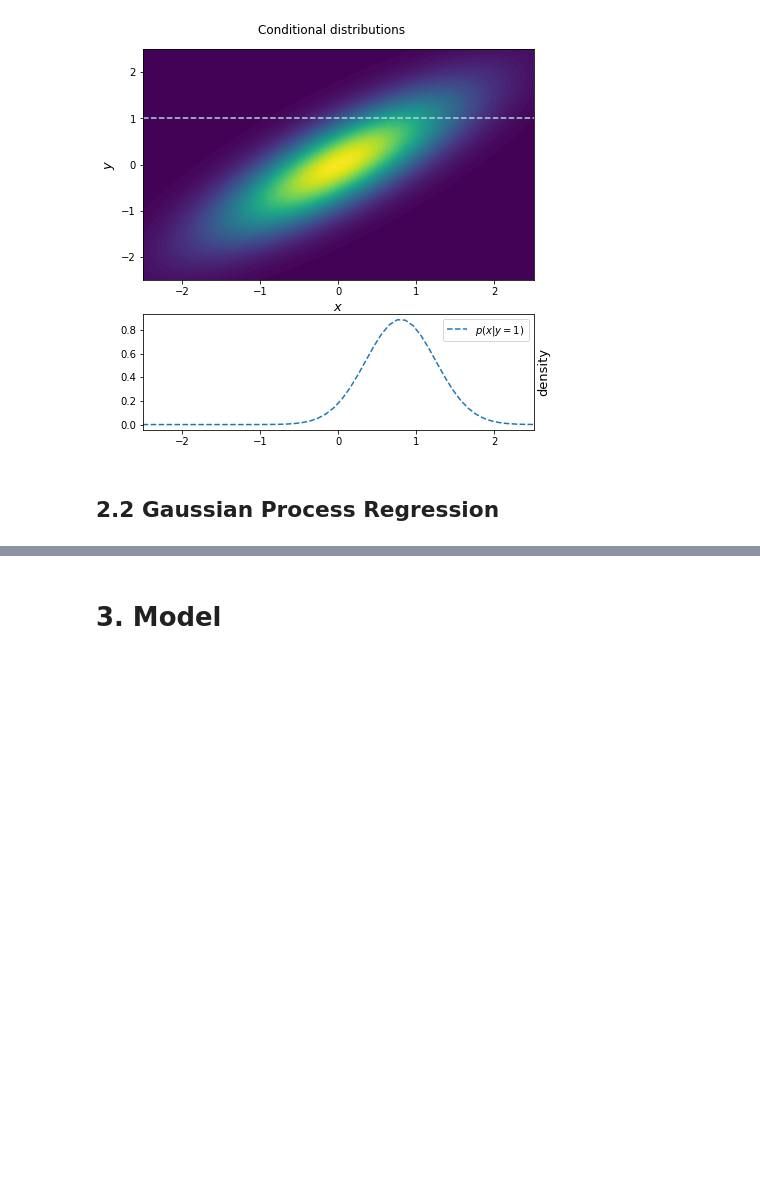
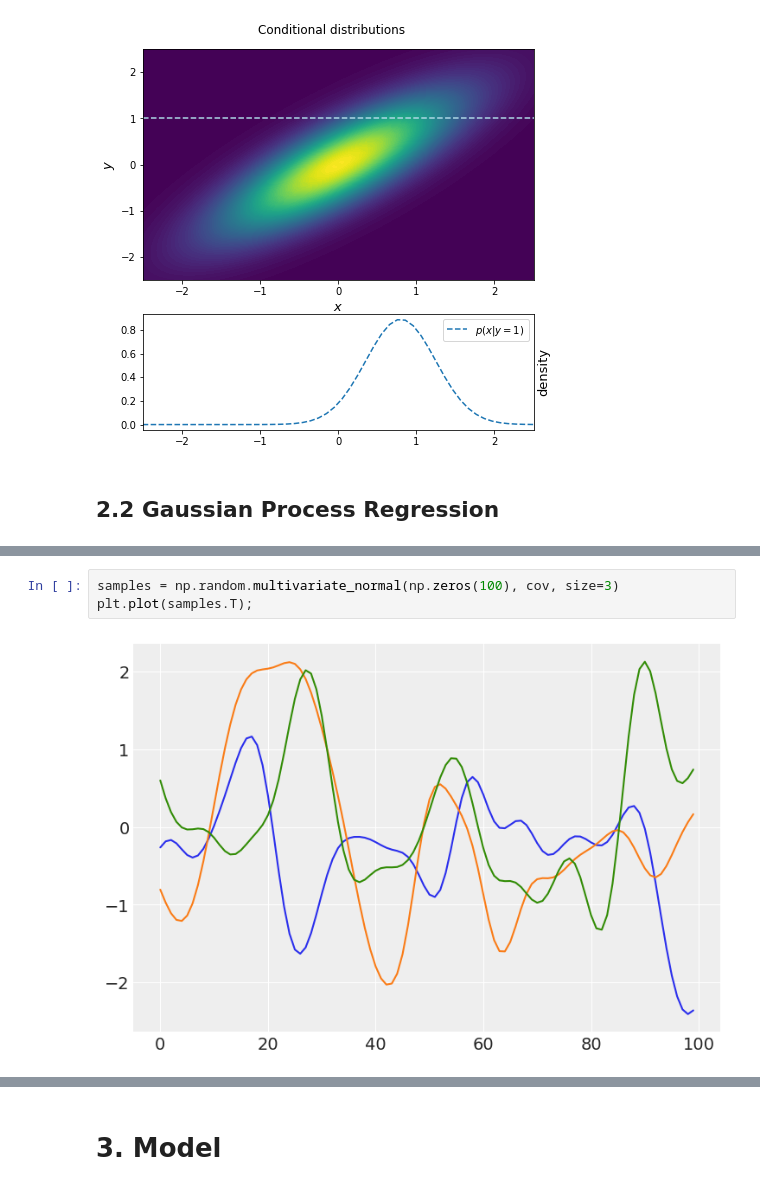
Before and after one commit to luisroque/hierarchical_ts_forecaster, a Jupyter notebook: notebooks/Forecasting new COVID19 cases in Portugal using Gaussian Processes.ipynb, the cells around one changed output, grey strips where cells are left out. Saved outputs shown, nothing was run; the diff lists cells and outputs as text; blank space fills up the shorter version.

```diff
--- a/notebooks/Forecasting new COVID19 cases in Portugal using Gaussian Processes.ipynb
+++ b/notebooks/Forecasting new COVID19 cases in Portugal using Gaussian Processes.ipynb
@@ -201,0 +239,5 @@ ax2.set_xlim(-2.5, 2.5);
+# %%
+samples = np.random.multivariate_normal(np.zeros(100), cov, size=3)
+plt.plot(samples.T);
+# %% [output]
+[figure, added]
```
Also changed, not shown: parts of 15 cells of this notebook.
